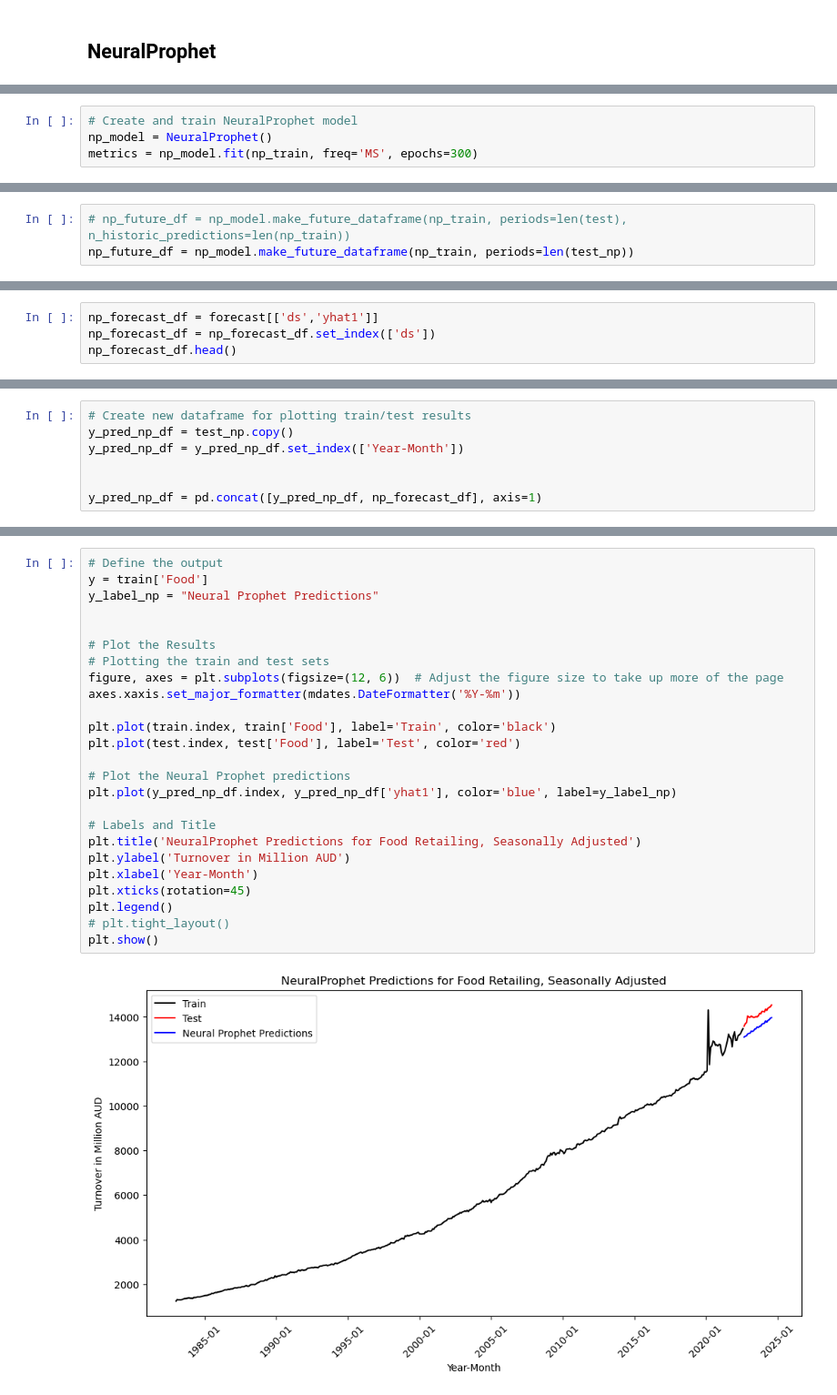
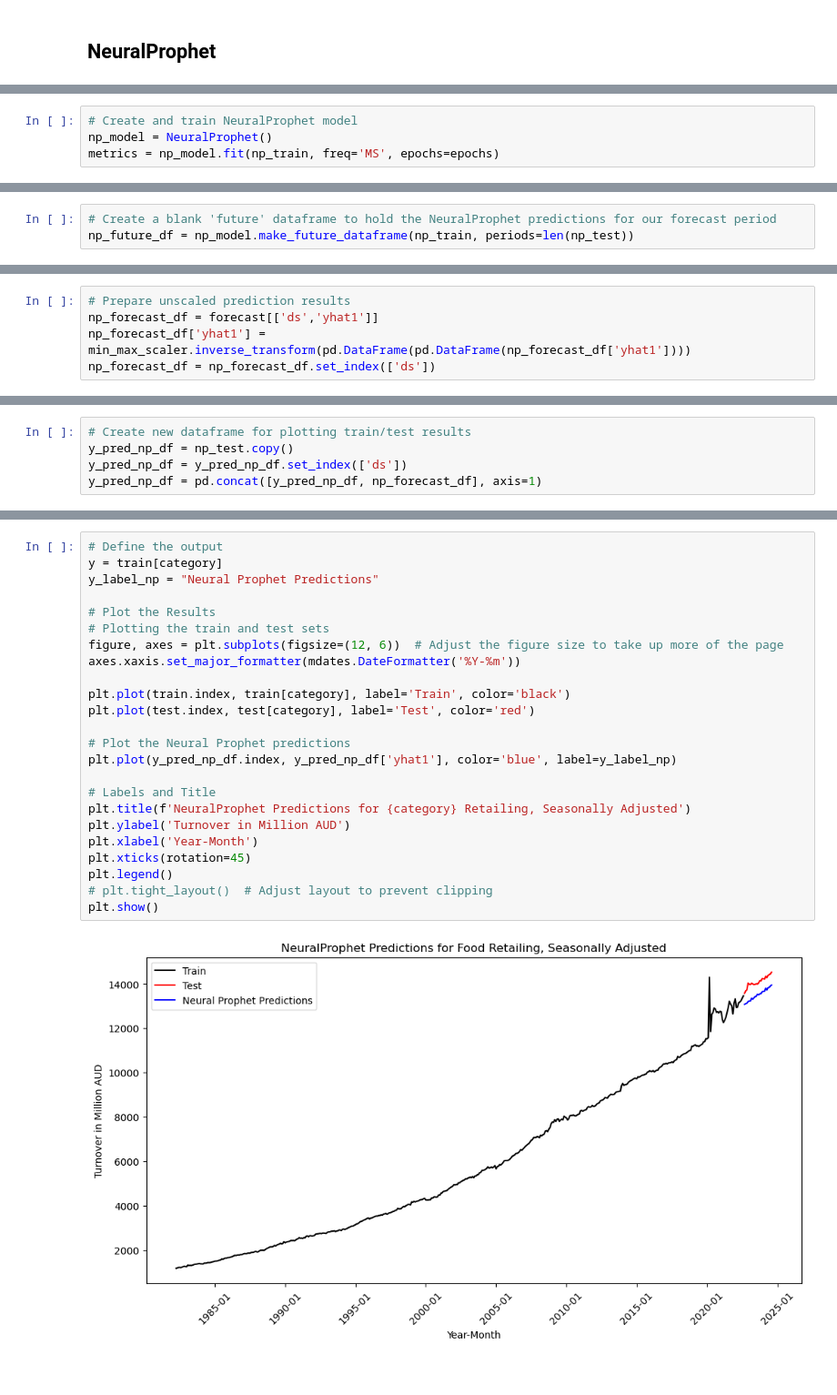
Before and after one commit to enumerbs/Project4-Group6, a Jupyter notebook: RetailTurnover_GP.ipynb, the cells around one changed output, grey strips where cells are left out. Shown: that part at 91% size. Drawn from its saved outputs; the diff is of its cells as text.

```diff
--- a/RetailTurnover_GP.ipynb
+++ b/RetailTurnover_GP.ipynb
@@ -285,6 +911,6 @@ np_train = train_np[['Year-Month', 'Food']].rename(columns={'Year-Month': 'ds',
 # %%
 # Create and train NeuralProphet model
 np_model = NeuralProphet()
-metrics = np_model.fit(np_train, freq='MS', epochs=300)
+metrics = np_model.fit(np_train, freq='MS', epochs=epochs)
 # %% [output]
 WARNING - (NP.forecaster.fit) - When Global modeling with local normalization, metrics are displayed in normalized scale.
@@ -299,5 +925,5 @@ WARNING - (NP.config.set_lr_finder_args) - Learning rate finder: The number of b
 Training: |                                                                                                   …
 # %%
-# np_future_df = np_model.make_future_dataframe(np_train, periods=len(test), n_historic_predictions=len(np_train))
-np_future_df = np_model.make_future_dataframe(np_train, periods=len(test_np))
+# Create a blank 'future' dataframe to hold the NeuralProphet predictions for our forecast period
+np_future_df = np_model.make_future_dataframe(np_train, periods=len(np_test))
 # %% [output]
@@ -345,4 +943,5 @@ dtype: object
 # %%
+# Prepare unscaled prediction results
 np_forecast_df = forecast[['ds','yhat1']]
+np_forecast_df['yhat1'] = min_max_scaler.inverse_transform(pd.DataFrame(pd.DataFrame(np_forecast_df['yhat1'])))
 np_forecast_df = np_forecast_df.set_index(['ds'])
-np_forecast_df.head()
@@ -357,7 +948,5 @@ np_forecast_df.head()
 # %%
 # Create new dataframe for plotting train/test results
-y_pred_np_df = test_np.copy()
-y_pred_np_df = y_pred_np_df.set_index(['Year-Month'])
-
-
+y_pred_np_df = np_test.copy()
+y_pred_np_df = y_pred_np_df.set_index(['ds'])
 y_pred_np_df = pd.concat([y_pred_np_df, np_forecast_df], axis=1)
@@ -373,27 +953,26 @@ y_pred_np_df.tail()
 # %%
 # Define the output
-y = train['Food']
+y = train[category]
 y_label_np = "Neural Prophet Predictions"
-
 
 # Plot the Results
 # Plotting the train and test sets
 figure, axes = plt.subplots(figsize=(12, 6))  # Adjust the figure size to take up more of the page
 axes.xaxis.set_major_formatter(mdates.DateFormatter('%Y-%m'))
 
-plt.plot(train.index, train['Food'], label='Train', color='black')
-plt.plot(test.index, test['Food'], label='Test', color='red')
+plt.plot(train.index, train[category], label='Train', color='black')
+plt.plot(test.index, test[category], label='Test', color='red')
 
 # Plot the Neural Prophet predictions
 plt.plot(y_pred_np_df.index, y_pred_np_df['yhat1'], color='blue', label=y_label_np)
 
 # Labels and Title
-plt.title('NeuralProphet Predictions for Food Retailing, Seasonally Adjusted')
+plt.title(f'NeuralProphet Predictions for {category} Retailing, Seasonally Adjusted')
 plt.ylabel('Turnover in Million AUD')
 plt.xlabel('Year-Month')
 plt.xticks(rotation=45)
 plt.legend()
-# plt.tight_layout()
+# plt.tight_layout()  # Adjust layout to prevent clipping
 plt.show()
 # %% [output]
-[figure, old version]
+[figure, new version]
```
Also changed, not shown: parts of 84 cells of this notebook.
